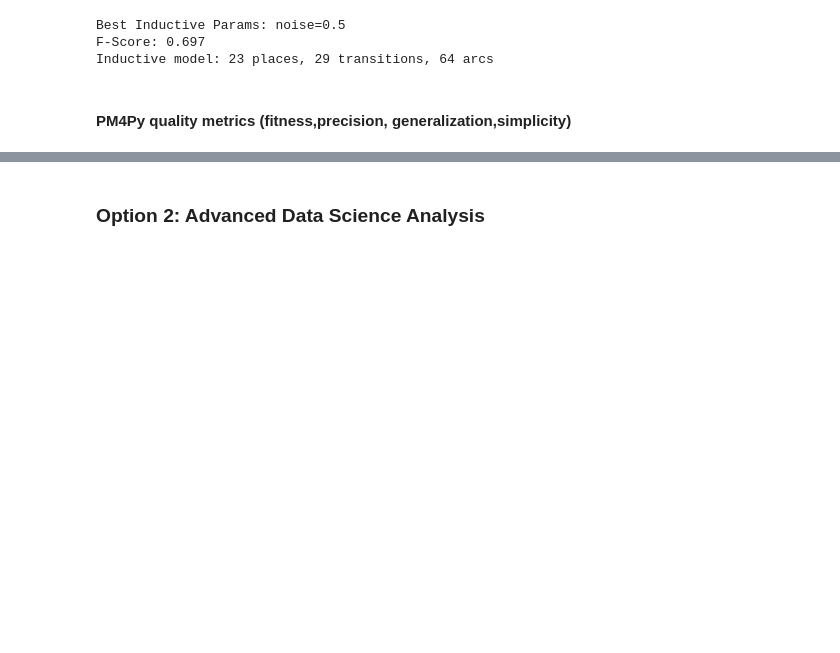
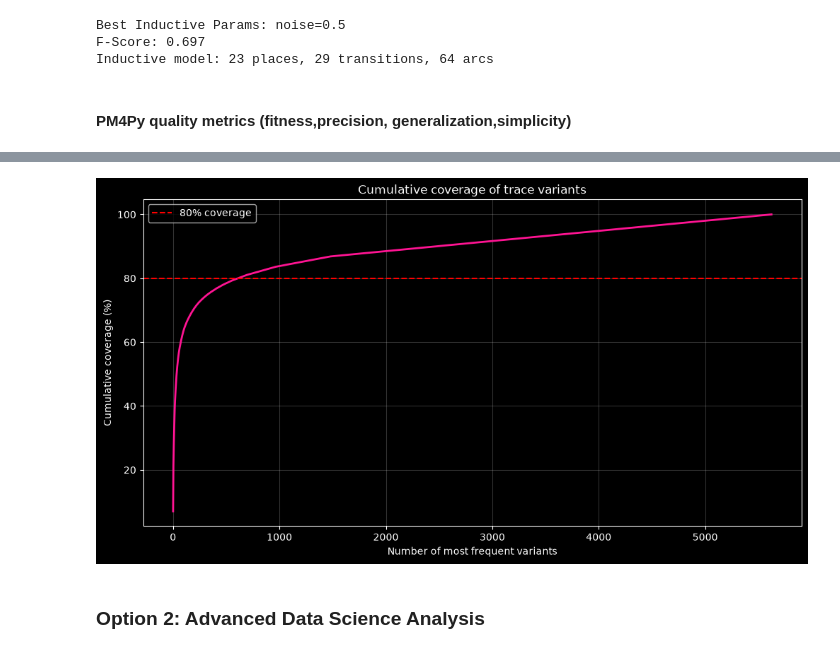
Before and after one commit to M1l3na24/First-Assignment-BPPSO-WS26-27, a Jupyter notebook: assignmentI.ipynb, the cells around one changed output, grey strips where cells are left out. Saved outputs shown, nothing was run; the diff lists cells and outputs as text; code cells hidden in the pictures; blank space fills up the shorter version.

Commit message:
Cumulative variants

```diff
--- a/assignmentI.ipynb
+++ b/assignmentI.ipynb
@@ -1005,2 +1230,22 @@ print(f"Simplicity AGD: {agd_a:.2f}")
+# %%
+# Just to visualize the cumulative coverage of trace variants
+
+plt.style.use("dark_background")
+fig, ax = plt.subplots(figsize=(12, 6))
+
+ax.plot(np.arange(1, len(variant_counts) + 1),
+        variant_counts["cumulative_percentage"],
+        linewidth=2,
+        color="deeppink")
+ax.axhline(80, color="red", linestyle="--", label="80% coverage")
+ax.set(xlabel="Number of most frequent variants",
+       ylabel="Cumulative coverage (%)",
+       title="Cumulative coverage of trace variants")
+ax.legend()
+ax.grid(alpha=0.2)
+plt.savefig("generated_files/Cumulative_coverage_of_trace_variants.pdf", format="pdf")
+plt.show()
+# %% [output]
+[figure, added]
 # %% [markdown]
 ### **Option 2: Advanced Data Science Analysis**
```
Also changed, not shown: parts of 10 cells of this notebook, 8 other files.
